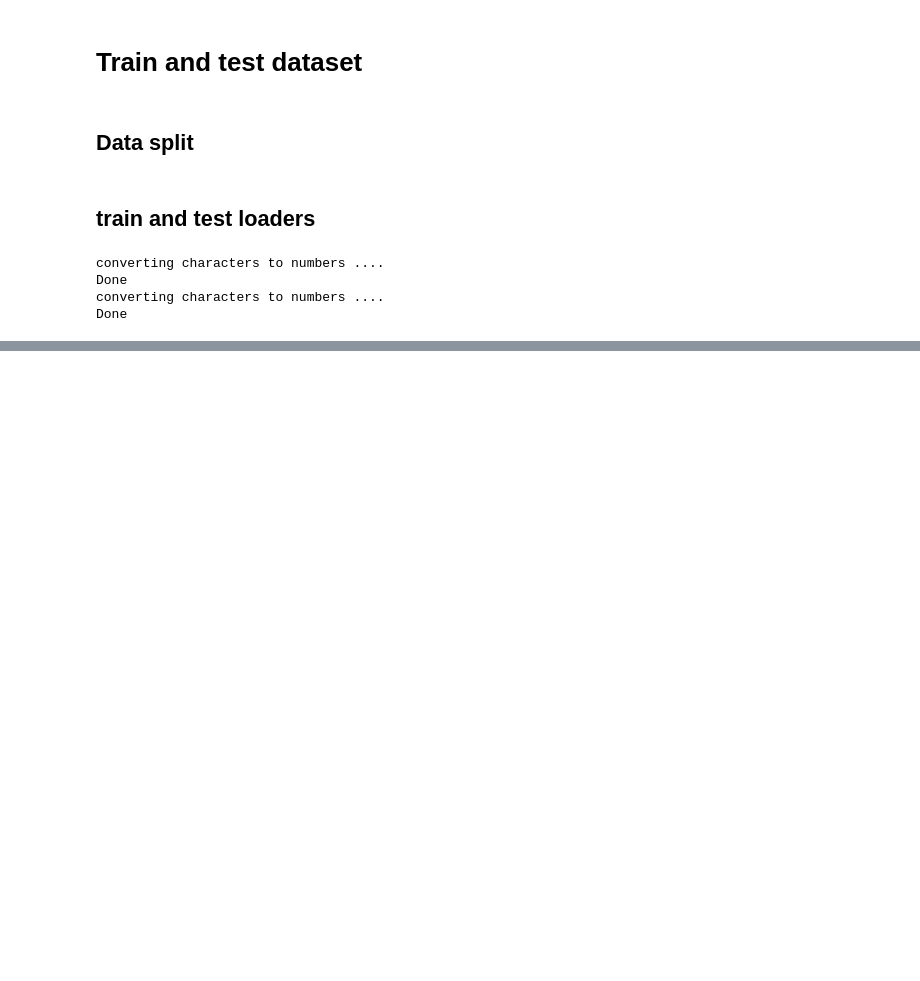
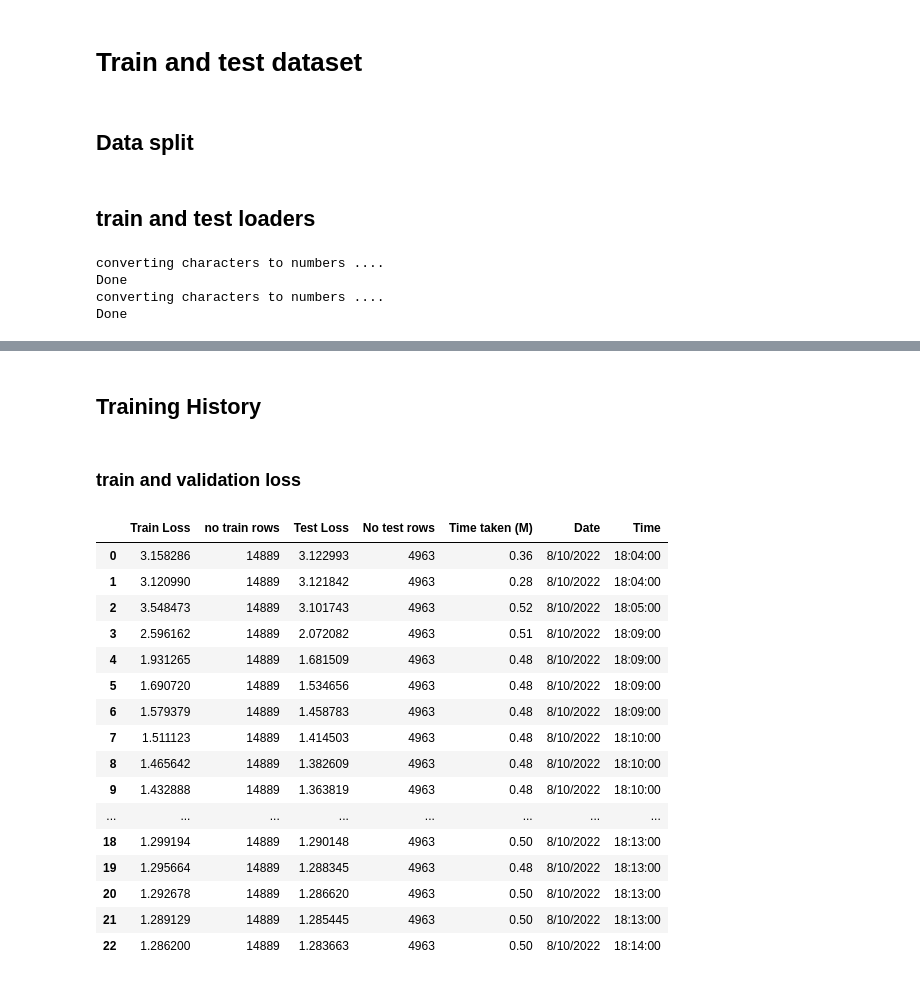
Before and after one commit to ahmedbadr97/Character-Level-RNN, a Jupyter notebook: notebooks/LSTM_training.ipynb, the cells around one changed output, grey strips where cells are left out. Cells and saved outputs as stored; diff of their text form; code cells hidden in the pictures; blank space fills up the shorter version.

```diff
--- a/notebooks/LSTM_training.ipynb
+++ b/notebooks/LSTM_training.ipynb
@@ -186,0 +204,25 @@ KeyboardInterrupt
+# %% [markdown]
+## Training History
+# %% [markdown]
+### train and validation loss
+# %%
+df=pd.read_csv(f"{train_data_path}/epochs_data.csv",index_col=False)
+df
+# %% [output]
+|  | Train Loss | no train rows | Test Loss | No test rows | Time taken (M) | Date | Time |
+| 0 | 3.158286 | 14889 | 3.122993 | 4963 | 0.36 | 8/10/2022 | 18:04:00 |
+| 1 | 3.120990 | 14889 | 3.121842 | 4963 | 0.28 | 8/10/2022 | 18:04:00 |
+| 2 | 3.548473 | 14889 | 3.101743 | 4963 | 0.52 | 8/10/2022 | 18:05:00 |
+| 3 | 2.596162 | 14889 | 2.072082 | 4963 | 0.51 | 8/10/2022 | 18:09:00 |
+| 4 | 1.931265 | 14889 | 1.681509 | 4963 | 0.48 | 8/10/2022 | 18:09:00 |
+| 5 | 1.690720 | 14889 | 1.534656 | 4963 | 0.48 | 8/10/2022 | 18:09:00 |
+| 6 | 1.579379 | 14889 | 1.458783 | 4963 | 0.48 | 8/10/2022 | 18:09:00 |
+| 7 | 1.511123 | 14889 | 1.414503 | 4963 | 0.48 | 8/10/2022 | 18:10:00 |
+| 8 | 1.465642 | 14889 | 1.382609 | 4963 | 0.48 | 8/10/2022 | 18:10:00 |
+| 9 | 1.432888 | 14889 | 1.363819 | 4963 | 0.48 | 8/10/2022 | 18:10:00 |
+| ... | ... | ... | ... | ... | ... | ... | ... |
+| 18 | 1.299194 | 14889 | 1.290148 | 4963 | 0.50 | 8/10/2022 | 18:13:00 |
+| 19 | 1.295664 | 14889 | 1.288345 | 4963 | 0.48 | 8/10/2022 | 18:13:00 |
+| 20 | 1.292678 | 14889 | 1.286620 | 4963 | 0.50 | 8/10/2022 | 18:13:00 |
+| 21 | 1.289129 | 14889 | 1.285445 | 4963 | 0.50 | 8/10/2022 | 18:13:00 |
+| 22 | 1.286200 | 14889 | 1.283663 | 4963 | 0.50 | 8/10/2022 | 18:14:00 |
```
Also changed, not shown: parts of 30 cells of this notebook, 7 other files.
